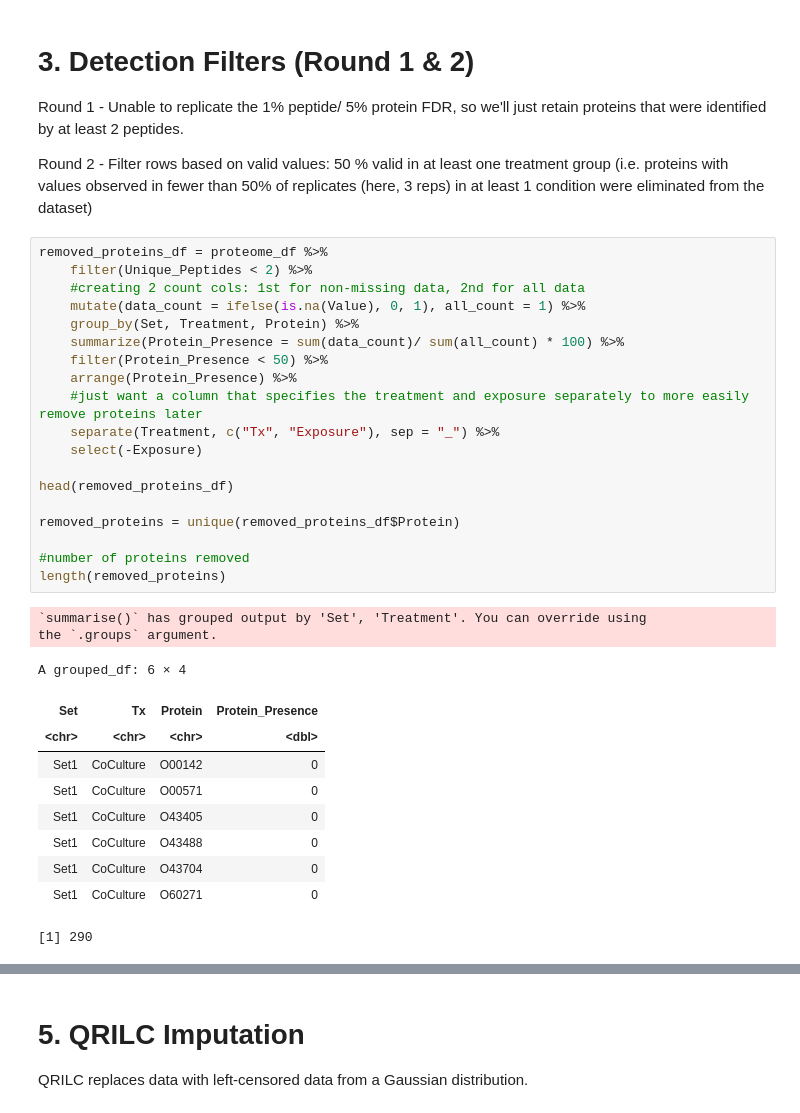
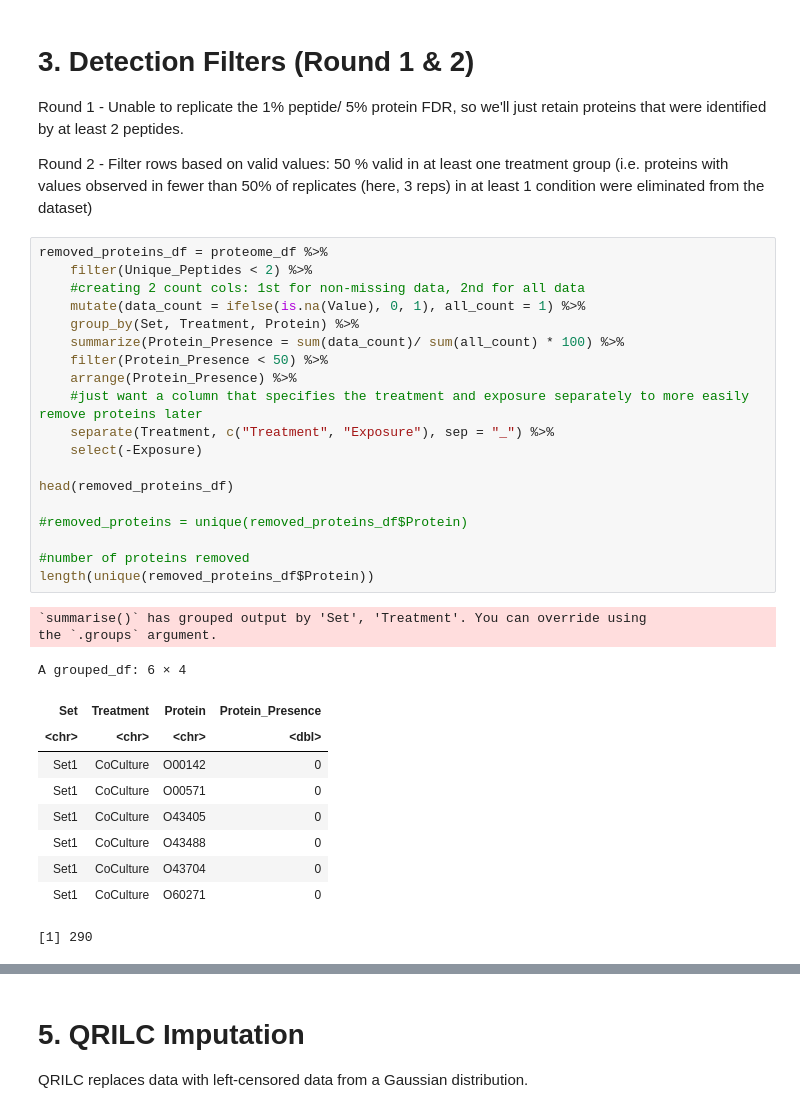
Before and after one commit to alexispayton/Wildfires-and-Extracellular-Vesicles-EVs-Woodsmoke-Alters-EV-Proteomic-Signatures-involved-in-Ext, a Jupyter notebook: 3. Proteomics Data Processing/Data Processing.ipynb, the cells around one changed output, grey strips where cells are left out. Drawn from its saved outputs; the diff is of its cells as text.

```diff
--- a/3. Proteomics Data Processing/Data Processing.ipynb
+++ b/3. Proteomics Data Processing/Data Processing.ipynb
@@ -170,27 +170,27 @@ Round 2 - Filter rows based on valid values: 50 % valid in at least one treatmen
 # %%
 removed_proteins_df = proteome_df %>%
     filter(Unique_Peptides < 2) %>%
     #creating 2 count cols: 1st for non-missing data, 2nd for all data
     mutate(data_count = ifelse(is.na(Value), 0, 1), all_count = 1) %>%
     group_by(Set, Treatment, Protein) %>%
     summarize(Protein_Presence = sum(data_count)/ sum(all_count) * 100) %>%
     filter(Protein_Presence < 50) %>%
     arrange(Protein_Presence) %>%
     #just want a column that specifies the treatment and exposure separately to more easily remove proteins later
-    separate(Treatment, c("Tx", "Exposure"), sep = "_") %>%
+    separate(Treatment, c("Treatment", "Exposure"), sep = "_") %>%
     select(-Exposure)
 
 head(removed_proteins_df)
 
-removed_proteins = unique(removed_proteins_df$Protein)
+#removed_proteins = unique(removed_proteins_df$Protein)
 
 #number of proteins removed
-length(removed_proteins)
+length(unique(removed_proteins_df$Protein))
 # %% [output]
 `summarise()` has grouped output by 'Set', 'Treatment'. You can override using
 the `.groups` argument.
 A grouped_df: 6 × 4
-| Set | Tx | Protein | Protein_Presence |
+| Set | Treatment | Protein | Protein_Presence |
 | <chr> | <chr> | <chr> | <dbl> |
 | Set1 | CoCulture | O00142 | 0 |
 | Set1 | CoCulture | O00571 | 0 |
```
Also changed, not shown: parts of 9 cells of this notebook.
